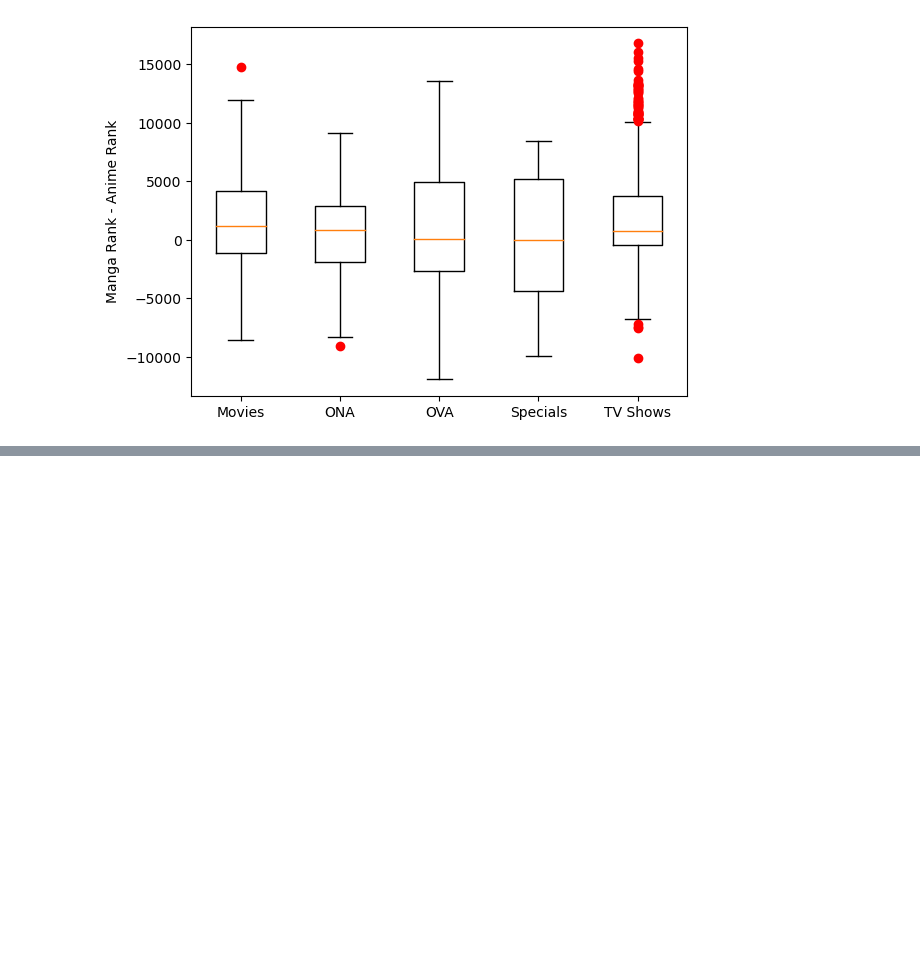
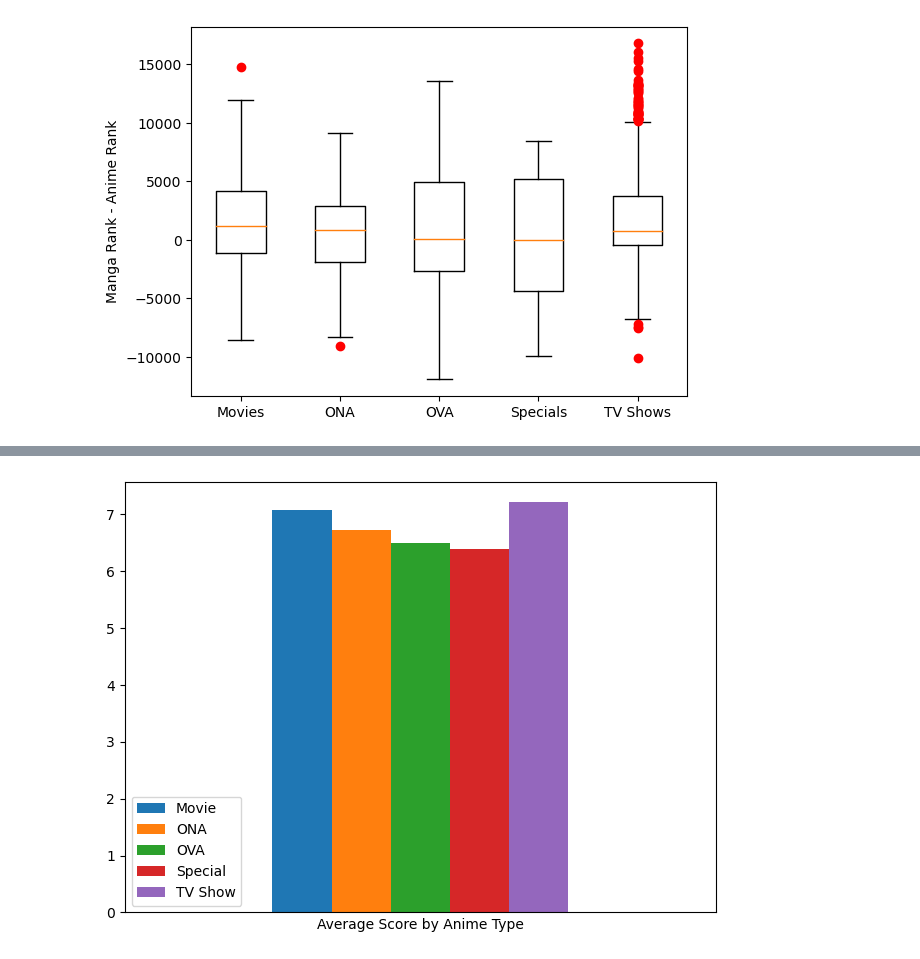
Before and after one commit to adunlap2/Project_1, a Jupyter notebook: Rank_Sorter.ipynb, the cells around one changed output, grey strips where cells are left out. Cells and saved outputs as stored; diff of their text form; code cells hidden in the pictures; blank space fills up the shorter version.

```diff
--- a/Rank_Sorter.ipynb
+++ b/Rank_Sorter.ipynb
@@ -113,0 +178,20 @@ AttributeError: 'list' object has no attribute 'plot'
+# %%
+mov_scores_avg = movies["Anime Score"].mean()
+ona_scores_avg = ona["Anime Score"].mean()
+ova_scores_avg = ova["Anime Score"].mean()
+spe_scores_avg = special["Anime Score"].mean()
+tv_scores_avg = tv["Anime Score"].mean()
+
+avg_scores = pd.DataFrame({"Movie":[mov_scores_avg], "ONA":[ona_scores_avg],
+                          "OVA":[ova_scores_avg], "Special":[spe_scores_avg],
+                          "TV Show":[tv_scores_avg]})
+avg_scores.plot(kind="bar")
+
+plt.xlabel("Average Score by Anime Type")
+plt.tick_params(axis='x',bottom=False,labelbottom=False )
+plt.legend(loc = "lower left")
+
+plt.tight_layout()
+plt.show()
+# %% [output]
+[figure, added]
```
Also changed, not shown: parts of 4 cells of this notebook, 4 other files.
